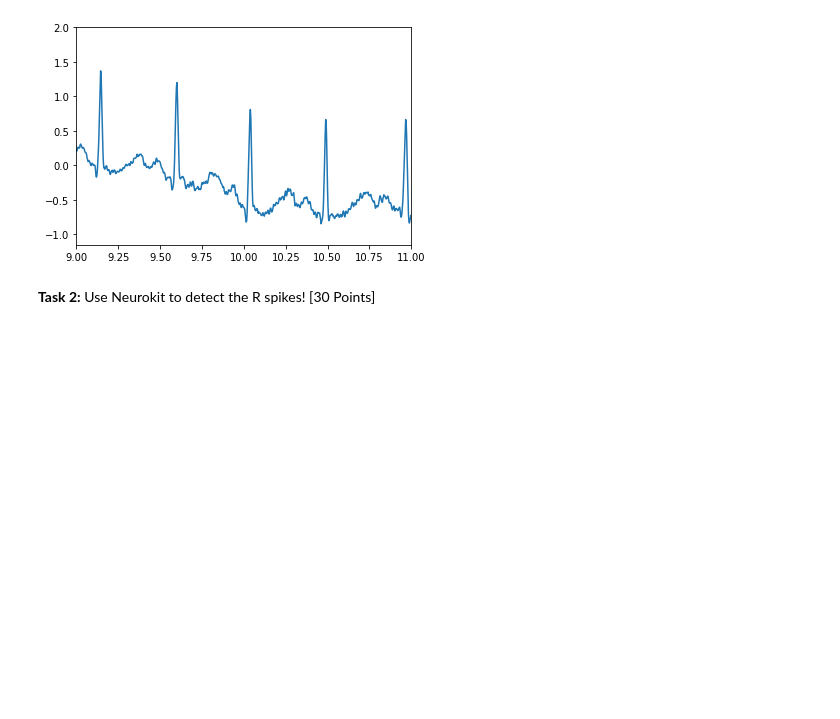
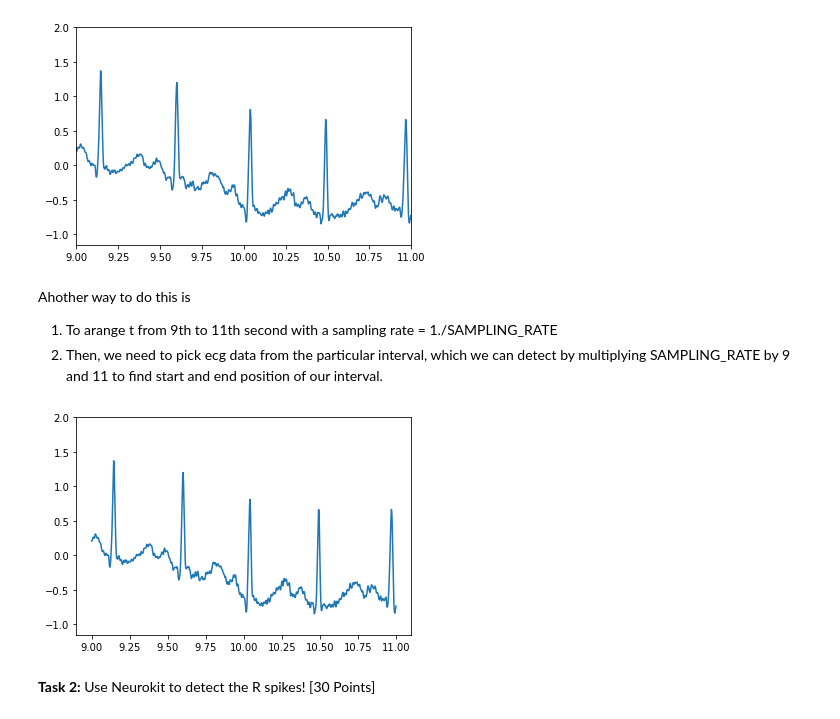
Before and after one commit to aovladi/cs697, a Jupyter notebook: CS480_Assignment_1.ipynb, the cells around one changed output. Cells and saved outputs as stored; diff of their text form; code cells hidden in the pictures; blank space fills up the shorter version.

```diff
--- a/CS480_Assignment_1.ipynb
+++ b/CS480_Assignment_1.ipynb
@@ -25,6 +30,21 @@ plt.ylim(-1.15,2)
 plt.show()
 # %% [output]
 [figure]
+# %% [markdown]
+Ahother way to do this is
+
+1.   To arange t from 9th to 11th second with a sampling rate = 1./SAMPLING_RATE
+2.  Then, we need to pick ecg data from the particular interval, which we can detect by multiplying SAMPLING_RATE by 9 and 11 to find start and end position of our interval.
+# %%
+# Other way to do this
+# please take the sampling rate into account to only plot the range
+# between 9 and 11 seconds
+t = np.arange(9, 11, step = 1. / SAMPLING_RATE)
+plt.plot(t, ecg[9*SAMPLING_RATE:11*SAMPLING_RATE])
+plt.ylim(-1.15,2)
+plt.show()
+# %% [output]
+[figure, added]
 # %% [markdown]
 **Task 2:** Use Neurokit to detect the R spikes! [30 Points]
 # %%
```
Also changed, not shown: parts of 11 cells of this notebook.
